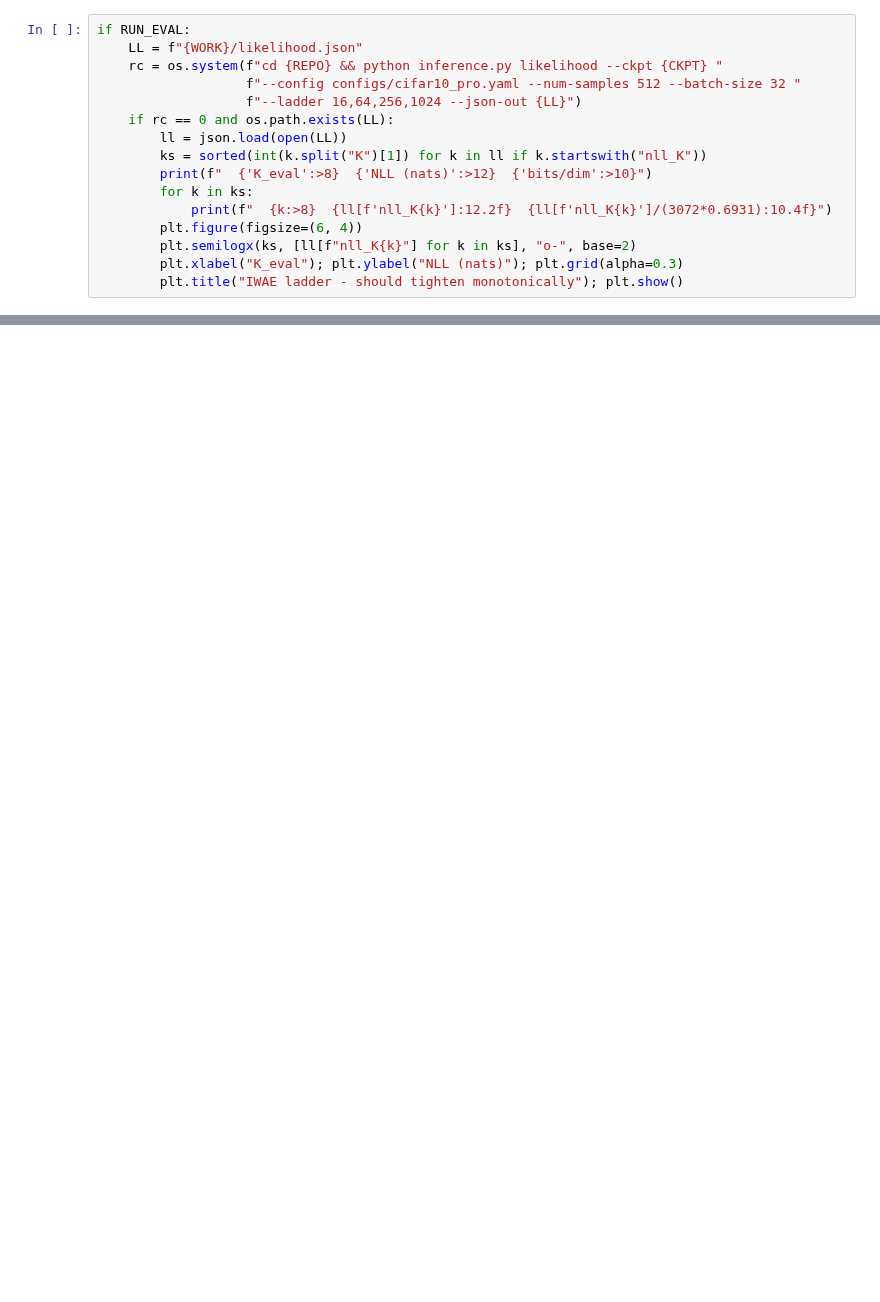
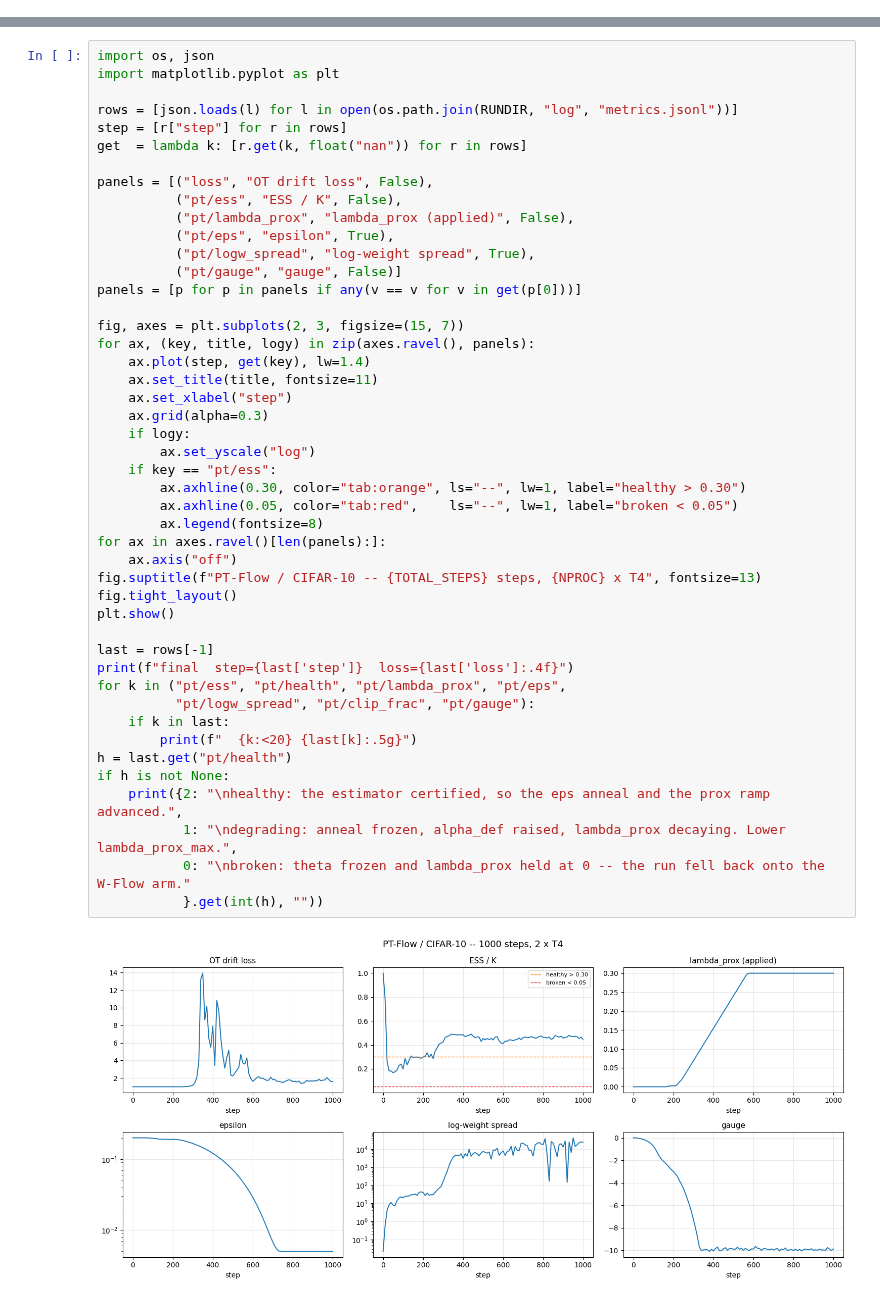
Before and after one commit to kraihan/kaggle, a Jupyter notebook: pt-flow.ipynb, the cells around one changed output, grey strips where cells are left out. Saved outputs shown, nothing was run; the diff lists cells and outputs as text; blank space fills up the shorter version.

Commit message:
Kaggle Notebook | PT Flow | Version 15

```diff
--- a/pt-flow.ipynb
+++ b/pt-flow.ipynb
@@ -856,16 +0,0 @@ report is a ladder — NLL should decrease as `K_eval` grows, and flatten. Valid
-# %%
-if RUN_EVAL:
-    LL = f"{WORK}/likelihood.json"
-    rc = os.system(f"cd {REPO} && python inference.py likelihood --ckpt {CKPT} "
-                   f"--config configs/cifar10_pro.yaml --num-samples 512 --batch-size 32 "
-                   f"--ladder 16,64,256,1024 --json-out {LL}")
-    if rc == 0 and os.path.exists(LL):
-        ll = json.load(open(LL))
-        ks = sorted(int(k.split("K")[1]) for k in ll if k.startswith("nll_K"))
-        print(f"  {'K_eval':>8}  {'NLL (nats)':>12}  {'bits/dim':>10}")
-        for k in ks:
-            print(f"  {k:>8}  {ll[f'nll_K{k}']:12.2f}  {ll[f'nll_K{k}']/(3072*0.6931):10.4f}")
-        plt.figure(figsize=(6, 4))
-        plt.semilogx(ks, [ll[f"nll_K{k}"] for k in ks], "o-", base=2)
-        plt.xlabel("K_eval"); plt.ylabel("NLL (nats)"); plt.grid(alpha=0.3)
-        plt.title("IWAE ladder - should tighten monotonically"); plt.show()
@@ -907,0 +670,48 @@ HANDOFF -- next session
+# %%
+import os, json
+import matplotlib.pyplot as plt
+
+rows = [json.loads(l) for l in open(os.path.join(RUNDIR, "log", "metrics.jsonl"))]
+step = [r["step"] for r in rows]
+get  = lambda k: [r.get(k, float("nan")) for r in rows]
+
+panels = [("loss", "OT drift loss", False),
+          ("pt/ess", "ESS / K", False),
+          ("pt/lambda_prox", "lambda_prox (applied)", False),
+          ("pt/eps", "epsilon", True),
+          ("pt/logw_spread", "log-weight spread", True),
+          ("pt/gauge", "gauge", False)]
+panels = [p for p in panels if any(v == v for v in get(p[0]))]
+
+fig, axes = plt.subplots(2, 3, figsize=(15, 7))
+for ax, (key, title, logy) in zip(axes.ravel(), panels):
+    ax.plot(step, get(key), lw=1.4)
+    ax.set_title(title, fontsize=11)
+    ax.set_xlabel("step")
+    ax.grid(alpha=0.3)
+    if logy:
+        ax.set_yscale("log")
+    if key == "pt/ess":
+        ax.axhline(0.30, color="tab:orange", ls="--", lw=1, label="healthy > 0.30")
+        ax.axhline(0.05, color="tab:red",    ls="--", lw=1, label="broken < 0.05")
+        ax.legend(fontsize=8)
+for ax in axes.ravel()[len(panels):]:
+    ax.axis("off")
+fig.suptitle(f"PT-Flow / CIFAR-10 -- {TOTAL_STEPS} steps, {NPROC} x T4", fontsize=13)
+fig.tight_layout()
+plt.show()
+
+last = rows[-1]
+print(f"final  step={last['step']}  loss={last['loss']:.4f}")
+for k in ("pt/ess", "pt/health", "pt/lambda_prox", "pt/eps",
+          "pt/logw_spread", "pt/clip_frac", "pt/gauge"):
+    if k in last:
+        print(f"  {k:<20} {last[k]:.5g}")
+h = last.get("pt/health")
+if h is not None:
+    print({2: "\nhealthy: the estimator certified, so the eps anneal and the prox ramp advanced.",
+           1: "\ndegrading: anneal frozen, alpha_def raised, lambda_prox decaying. Lower lambda_prox_max.",
+           0: "\nbroken: theta frozen and lambda_prox held at 0 -- the run fell back onto the W-Flow arm."
+           }.get(int(h), ""))
+# %% [output]
+[figure, added]
```
Also changed, not shown: parts of 55 cells of this notebook.
